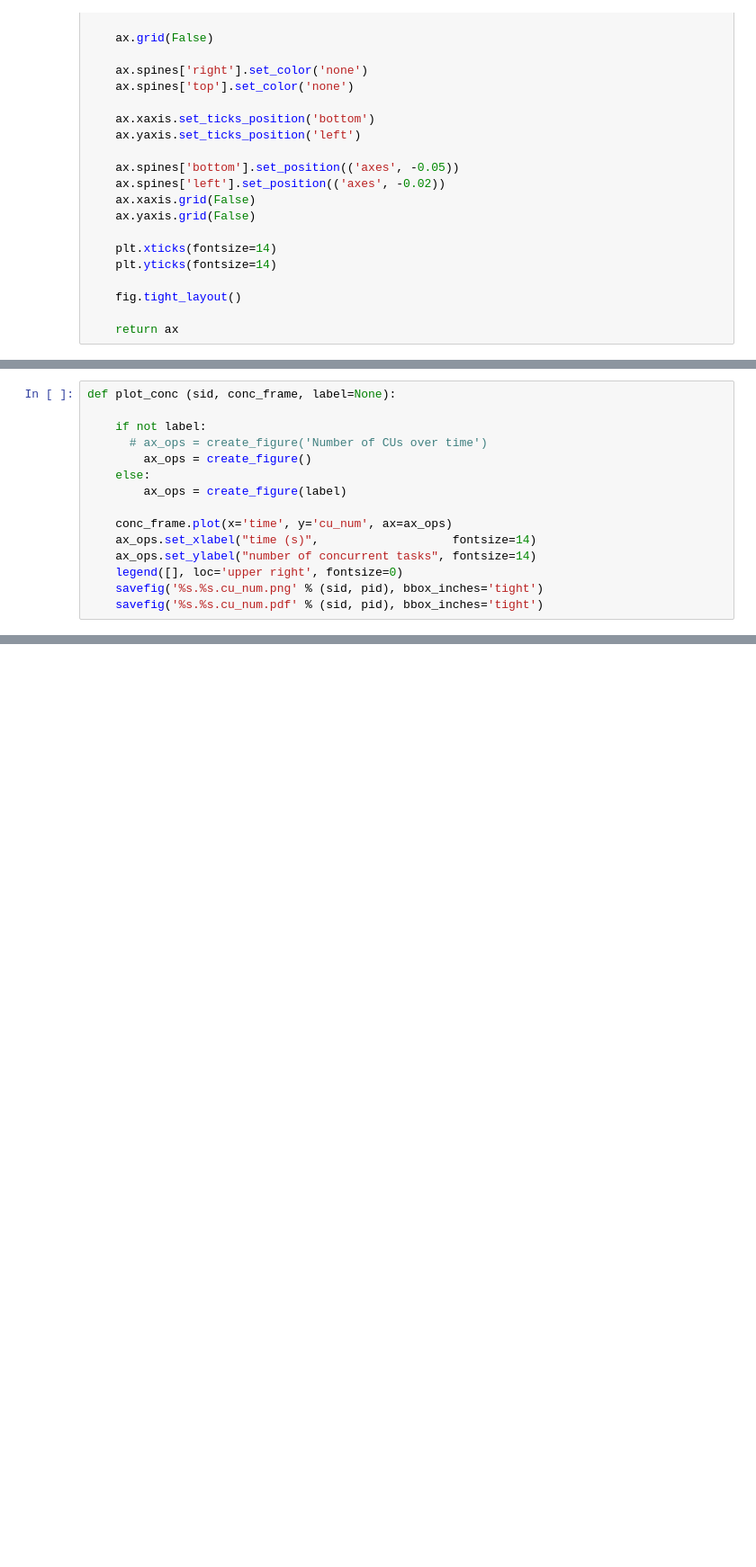
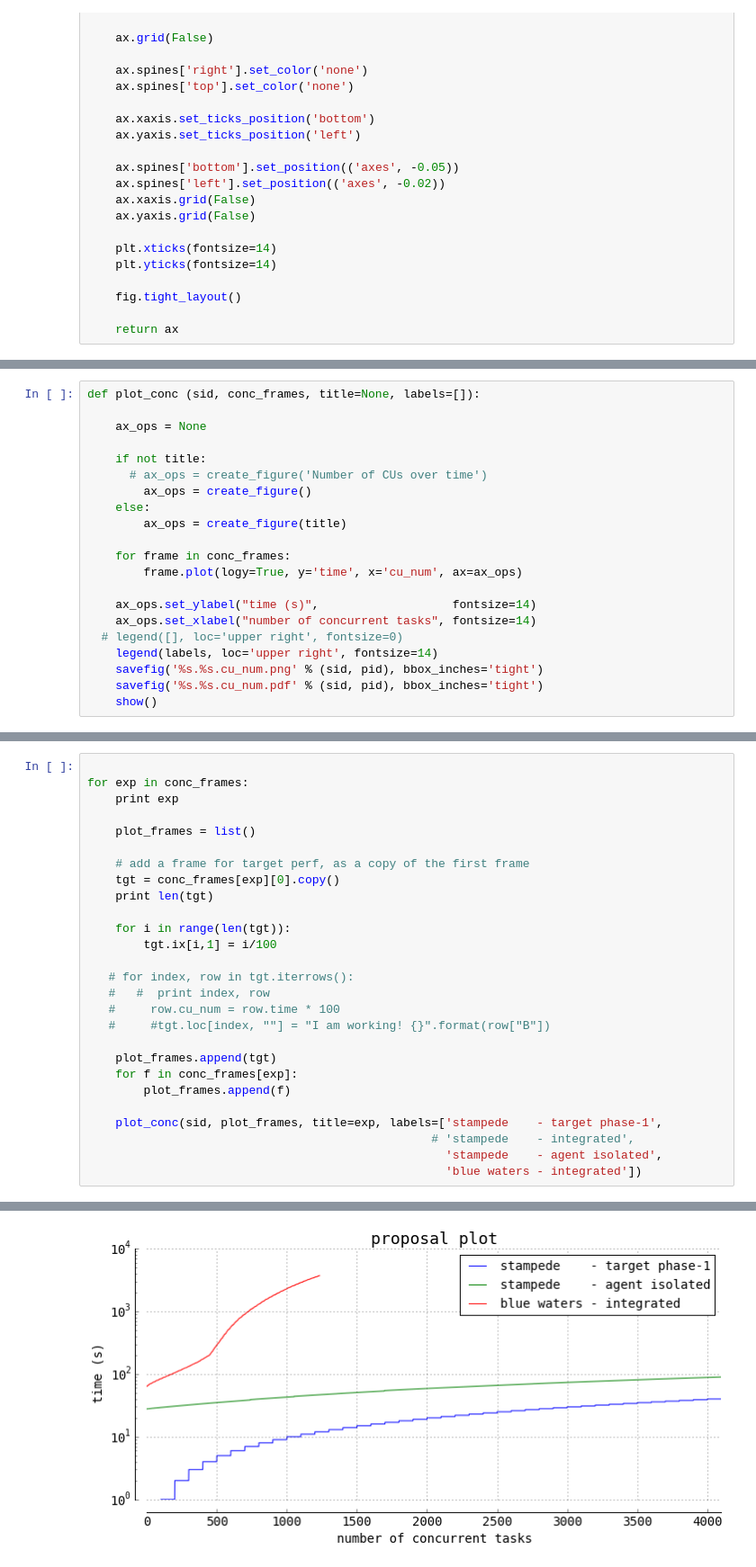
Before and after one commit to radical-experiments/rp-plot-profiles, a Jupyter notebook: plots/plot_profiles.ipynb, the cells around one changed output, grey strips where cells are left out. Shown at 90% size. Saved outputs shown, nothing was run; the diff lists cells and outputs as text; blank space fills up the shorter version.

```diff
--- a/plots/plot_profiles.ipynb
+++ b/plots/plot_profiles.ipynb
@@ -63,15 +112,21 @@ def create_figure(title=None):
 # %%
-def plot_conc (sid, conc_frame, label=None):
+def plot_conc (sid, conc_frames, title=None, labels=[]):
 
-    if not label:
+    ax_ops = None
+
+    if not title:
       # ax_ops = create_figure('Number of CUs over time')
         ax_ops = create_figure()
     else:
-        ax_ops = create_figure(label)
+        ax_ops = create_figure(title)
 
-    conc_frame.plot(x='time', y='cu_num', ax=ax_ops)
-    ax_ops.set_xlabel("time (s)",                   fontsize=14)
-    ax_ops.set_ylabel("number of concurrent tasks", fontsize=14)
-    legend([], loc='upper right', fontsize=0)
+    for frame in conc_frames:
+        frame.plot(logy=True, y='time', x='cu_num', ax=ax_ops)
+
+    ax_ops.set_ylabel("time (s)",                   fontsize=14)
+    ax_ops.set_xlabel("number of concurrent tasks", fontsize=14)
+  # legend([], loc='upper right', fontsize=0)
+    legend(labels, loc='upper right', fontsize=14)
     savefig('%s.%s.cu_num.png' % (sid, pid), bbox_inches='tight')
     savefig('%s.%s.cu_num.pdf' % (sid, pid), bbox_inches='tight')
+    show()
@@ -118,0 +133,28 @@ rp.session.ip-10-184-31-85.merzky.016611.0013
+# %%
+
+for exp in conc_frames:
+    print exp
+
+    plot_frames = list()
+
+    # add a frame for target perf, as a copy of the first frame
+    tgt = conc_frames[exp][0].copy()
+    print len(tgt)
+
+    for i in range(len(tgt)):
+        tgt.ix[i,1] = i/100
+
+   # for index, row in tgt.iterrows():
+   #   #  print index, row
+   #     row.cu_num = row.time * 100
+   #     #tgt.loc[index, ""] = "I am working! {}".format(row["B"])
+
+    plot_frames.append(tgt)
+    for f in conc_frames[exp]:
+        plot_frames.append(f)
+
+    plot_conc(sid, plot_frames, title=exp, labels=['stampede    - target phase-1',
+                                                 # 'stampede    - integrated',
+                                                   'stampede    - agent isolated',
+                                                   'blue waters - integrated'])
+# %% [output]
@@ -118,0 +163 @@ rp.session.ip-10-184-31-85.merzky.016611.0013
+[figure, added]
```
Also changed, not shown: parts of 3 cells of this notebook, 12 other files.
